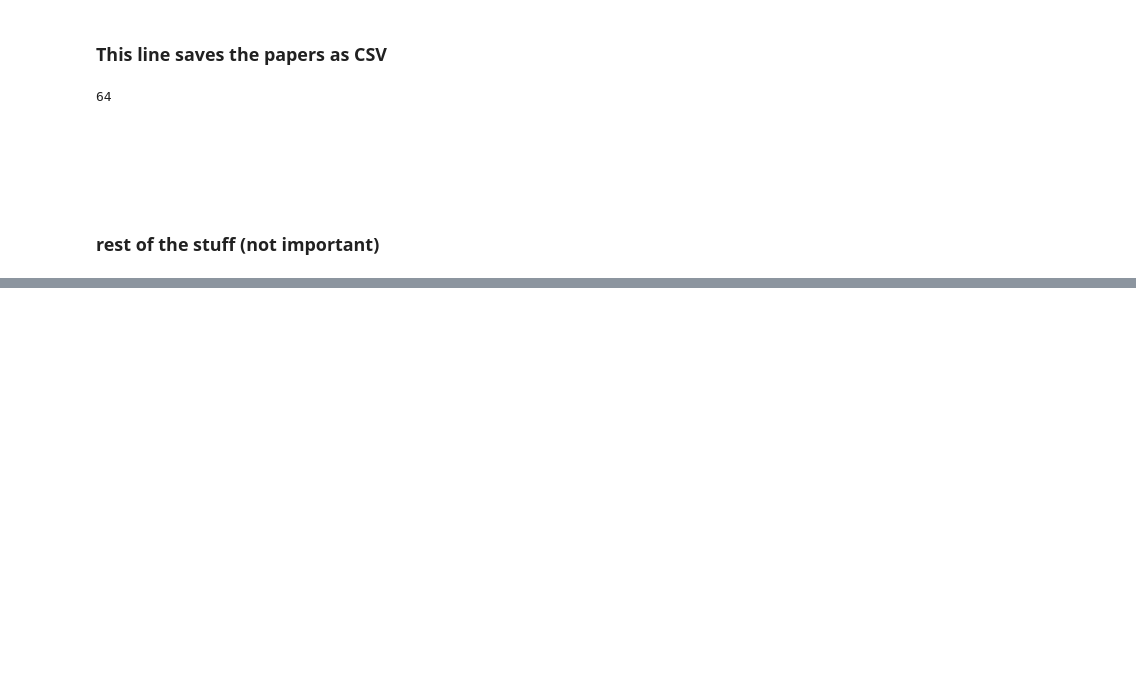
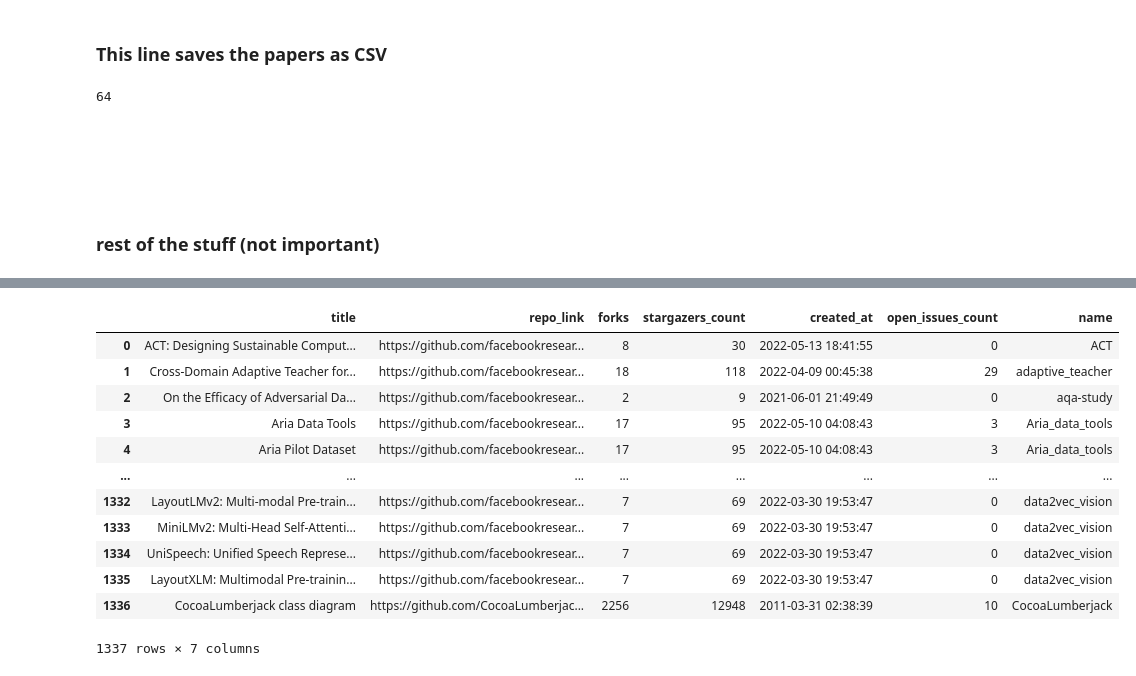
Before and after one commit to zarifikram/Paper-With-Repositories, a Jupyter notebook: src/notebooks/ReadmeFromUser.ipynb, the cells around one changed output, grey strips where cells are left out. Cells and saved outputs as stored; diff of their text form; code cells hidden in the pictures; blank space fills up the shorter version.

```diff
--- a/src/notebooks/ReadmeFromUser.ipynb
+++ b/src/notebooks/ReadmeFromUser.ipynb
@@ -98,0 +130,16 @@ exData = RepoTools.loadPickle(f'extended_{username}RepoWithReadmes')
+# %%
+Extractor.loadCSVFromOutput("Facebook")
+# %% [output]
+|  | title | repo_link | forks | stargazers_count | created_at | open_issues_count | name |
+| 0 | ACT: Designing Sustainable Comput... | https://github.com/facebookresear... | 8 | 30 | 2022-05-13 18:41:55 | 0 | ACT |
+| 1 | Cross-Domain Adaptive Teacher for... | https://github.com/facebookresear... | 18 | 118 | 2022-04-09 00:45:38 | 29 | adaptive_teacher |
+| 2 | On the Efficacy of Adversarial Da... | https://github.com/facebookresear... | 2 | 9 | 2021-06-01 21:49:49 | 0 | aqa-study |
+| 3 | Aria Data Tools | https://github.com/facebookresear... | 17 | 95 | 2022-05-10 04:08:43 | 3 | Aria_data_tools |
+| 4 | Aria Pilot Dataset | https://github.com/facebookresear... | 17 | 95 | 2022-05-10 04:08:43 | 3 | Aria_data_tools |
+| ... | ... | ... | ... | ... | ... | ... | ... |
+| 1332 | LayoutLMv2: Multi-modal Pre-train... | https://github.com/facebookresear... | 7 | 69 | 2022-03-30 19:53:47 | 0 | data2vec_vision |
+| 1333 | MiniLMv2: Multi-Head Self-Attenti... | https://github.com/facebookresear... | 7 | 69 | 2022-03-30 19:53:47 | 0 | data2vec_vision |
+| 1334 | UniSpeech: Unified Speech Represe... | https://github.com/facebookresear... | 7 | 69 | 2022-03-30 19:53:47 | 0 | data2vec_vision |
+| 1335 | LayoutXLM: Multimodal Pre-trainin... | https://github.com/facebookresear... | 7 | 69 | 2022-03-30 19:53:47 | 0 | data2vec_vision |
+| 1336 | CocoaLumberjack class diagram | https://github.com/CocoaLumberjac... | 2256 | 12948 | 2011-03-31 02:38:39 | 10 | CocoaLumberjack |
+1337 rows × 7 columns
```
Also changed, not shown: parts of 5 cells of this notebook, 5 other files.
